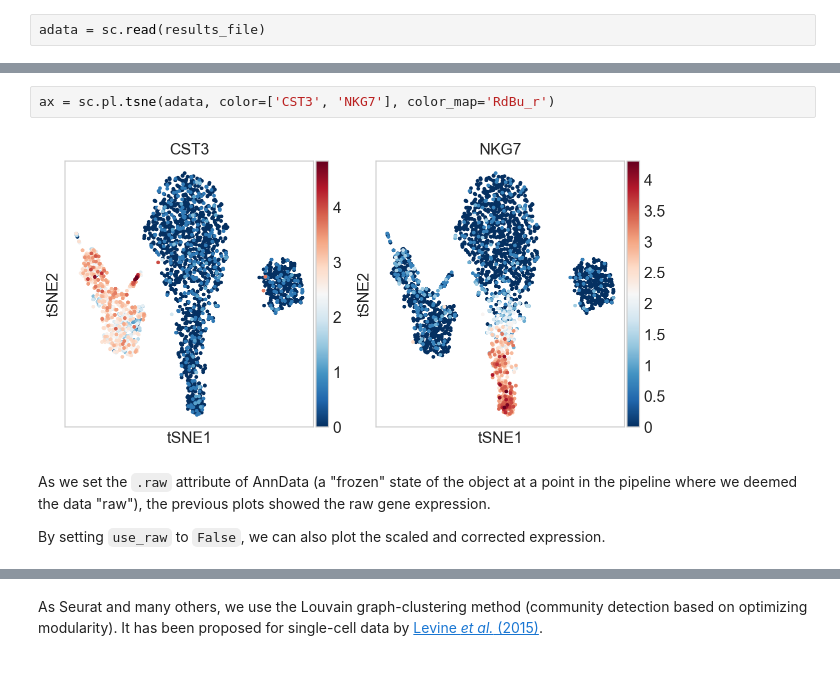
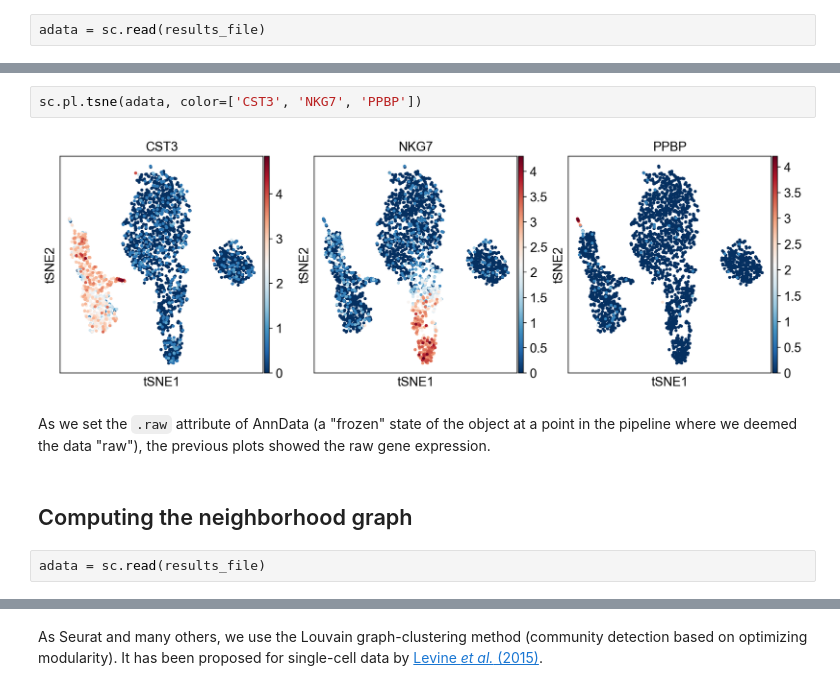
Before and after one commit to scverse/scanpy_usage, a Jupyter notebook: 170505_seurat/seurat.ipynb, the cells around one changed output, grey strips where cells are left out. Cells and saved outputs as stored; diff of their text form.

```diff
--- a/170505_seurat/seurat.ipynb
+++ b/170505_seurat/seurat.ipynb
@@ -142,8 +146,10 @@ computing tSNE
 # %%
-ax = sc.pl.tsne(adata, color=['CST3', 'NKG7'], color_map='RdBu_r')
+sc.pl.tsne(adata, color=['CST3', 'NKG7', 'PPBP'])
 # %% [output]
-[figure, old version]
+[figure, new version]
 # %% [markdown]
 As we set the `.raw` attribute of AnnData (a "frozen" state of the object at a point in the pipeline where we deemed the data "raw"), the previous plots showed the raw gene expression.
-
-By setting `use_raw` to `False`, we can also plot the scaled and corrected expression.
+# %% [markdown]
+## Computing the neighborhood graph
+# %%
+adata = sc.read(results_file)
```
Also changed, not shown: parts of 57 cells of this notebook, 6 other files.
